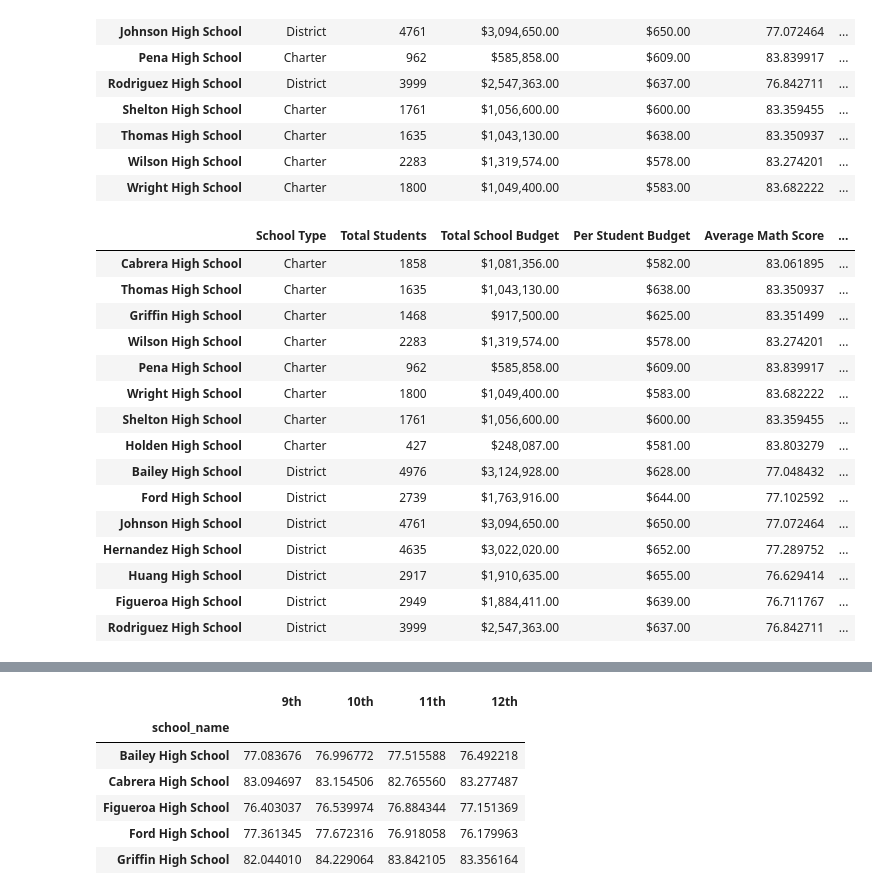
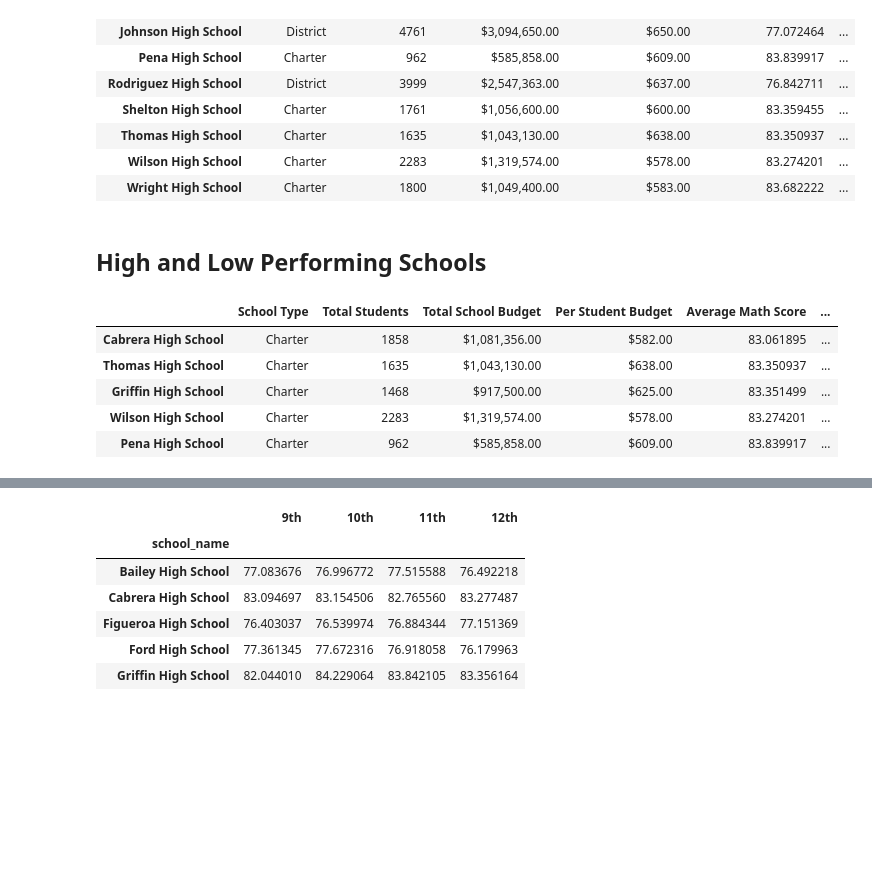
Before and after one commit to jkenning/School_district_analysis, a Jupyter notebook: PyCitySchools_Challenge.ipynb, the cells around one changed output, grey strips where cells are left out. Cells and saved outputs as stored; diff of their text form; code cells hidden in the pictures; blank space fills up the shorter version.

```diff
--- a/PyCitySchools_Challenge.ipynb
+++ b/PyCitySchools_Challenge.ipynb
@@ -4,7 +4,7 @@ import pandas as pd
 
 # File to Load (Remember to change the path if needed.)
 school_data_to_load = "Resources/schools_complete.csv"
-student_data_to_load = "Resources/clean_students_complete.csv"
+student_data_to_load = "Resources/students_complete.csv"
 
 # Read the School Data and Student Data and store into a Pandas DataFrame
 school_data_df = pd.read_csv(school_data_to_load)
@@ -249,19 +258,19 @@ THS_10to12th_graders_count
 1174
 # %%
 # Step 6. Get all the students passing math from THS
-THS_passing_math_count = school_data_complete_df[(school_data_complete_df["math_score"] >= 70) & (school_data_complete_df["school_name"] == "Thomas High School")].count()["Student ID"]
+THS_passing_math_count = school_data_complete_df.loc[(school_data_complete_df["math_score"] >= 70) & (school_data_complete_df["school_name"] == "Thomas High School")].count()["Student ID"]
 THS_passing_math_count
 # %% [output]
 1094
 # %%
 # Step 7. Get all the students passing reading from THS
-THS_passing_reading_count = school_data_complete_df[(school_data_complete_df["reading_score"] >= 70) & (school_data_complete_df["school_name"] == "Thomas High School")].count()["Student ID"]
+THS_passing_reading_count = school_data_complete_df.loc[(school_data_complete_df["reading_score"] >= 70) & (school_data_complete_df["school_name"] == "Thomas High School")].count()["Student ID"]
 THS_passing_reading_count
 # %% [output]
 1139
 # %%
 # Step 8. Get all the students passing math and reading from THS
-THS_total_students_passing_count = school_data_complete_df[(school_data_complete_df["math_score"] >= 70) & (school_data_complete_df["reading_score"] >= 70) & (school_data_complete_df["school_name"] == "Thomas High School")].count()["Student ID"]
+THS_total_students_passing_count = school_data_complete_df.loc[(school_data_complete_df["math_score"] >= 70) & (school_data_complete_df["reading_score"] >= 70) & (school_data_complete_df["school_name"] == "Thomas High School")].count()["Student ID"]
 THS_total_students_passing_count
 # %% [output]
 1064
@@ -312,25 +321,17 @@ per_school_summary_df
 | Thomas High School | Charter | 1635 | $1,043,130.00 | $638.00 | 83.350937 | ... |
 | Wilson High School | Charter | 2283 | $1,319,574.00 | $578.00 | 83.274201 | ... |
 | Wright High School | Charter | 1800 | $1,049,400.00 | $583.00 | 83.682222 | ... |
+# %% [markdown]
+## High and Low Performing Schools
 # %%
 # Sort and show top five schools.
-per_school_summary_df.sort_values(["% Overall Passing"], ascending = False)
+per_school_summary_df.sort_values(["% Overall Passing"], ascending = False).head()
 # %% [output]
 |  | School Type | Total Students | Total School Budget | Per Student Budget | Average Math Score | ... |
 | Cabrera High School | Charter | 1858 | $1,081,356.00 | $582.00 | 83.061895 | ... |
 | Thomas High School | Charter | 1635 | $1,043,130.00 | $638.00 | 83.350937 | ... |
 | Griffin High School | Charter | 1468 | $917,500.00 | $625.00 | 83.351499 | ... |
 | Wilson High School | Charter | 2283 | $1,319,574.00 | $578.00 | 83.274201 | ... |
 | Pena High School | Charter | 962 | $585,858.00 | $609.00 | 83.839917 | ... |
-| Wright High School | Charter | 1800 | $1,049,400.00 | $583.00 | 83.682222 | ... |
-| Shelton High School | Charter | 1761 | $1,056,600.00 | $600.00 | 83.359455 | ... |
-| Holden High School | Charter | 427 | $248,087.00 | $581.00 | 83.803279 | ... |
-| Bailey High School | District | 4976 | $3,124,928.00 | $628.00 | 77.048432 | ... |
-| Ford High School | District | 2739 | $1,763,916.00 | $644.00 | 77.102592 | ... |
-| Johnson High School | District | 4761 | $3,094,650.00 | $650.00 | 77.072464 | ... |
-| Hernandez High School | District | 4635 | $3,022,020.00 | $652.00 | 77.289752 | ... |
-| Huang High School | District | 2917 | $1,910,635.00 | $655.00 | 76.629414 | ... |
-| Figueroa High School | District | 2949 | $1,884,411.00 | $639.00 | 76.711767 | ... |
-| Rodriguez High School | District | 3999 | $2,547,363.00 | $637.00 | 76.842711 | ... |
 # %%
 # Sort and show bottom five schools.
```
Also changed, not shown: parts of 114 cells of this notebook.
